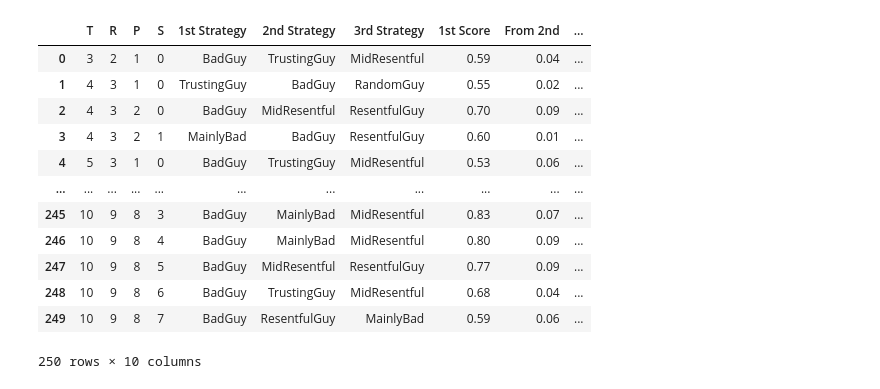
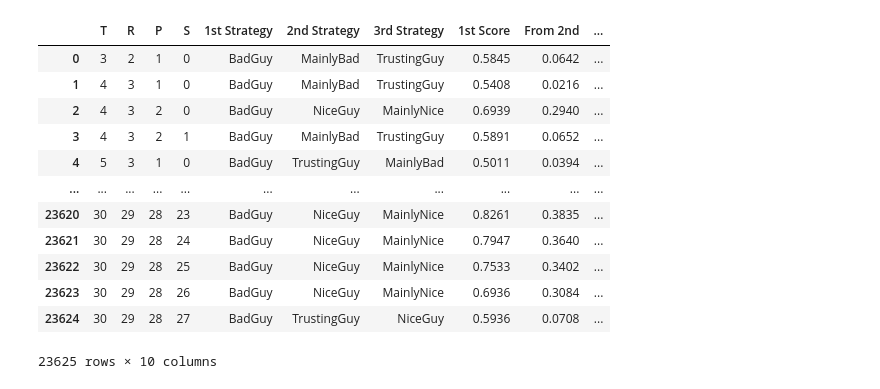
Before and after one commit to LeoPi314/LCP_projects_Y7_Group_4, a Jupyter notebook: Tourney.ipynb, the cells around one changed output. Cells and saved outputs as stored; diff of their text form; code cells hidden in the pictures.

Commit message:
[Mattia] All content should be good, just need to polish presentation (see Tourney.ipynb)

```diff
--- a/Tourney.ipynb
+++ b/Tourney.ipynb
@@ -398,7 +399,9 @@ def mean_tourney(participants={},N_rounds = 10, M = Payoff,repeats=10):
         top3[third][2] += 1
 
     # Compute mean and its error for each strategy across all repetitions
-    for key in mean_ranking.keys(): mean_ranking[key] = [ np.mean(mean_ranking[key]), np.std(mean_ranking[key])/np.sqrt(repeats) ]
+    deg_of_freed = 0
+    if (repeats >1): deg_of_freed = repeats - 1
+    for key in mean_ranking.keys(): mean_ranking[key] = [ np.mean(mean_ranking[key]), np.std(mean_ranking[key], ddof=deg_of_freed)/np.sqrt(repeats) ]
     mean_df = pd.DataFrame(mean_ranking.values(),index=mean_ranking.keys(),columns=["Mean Score", "Mean Error"])
 
     # Optional: Express frequeny in top3 as percentages; values are numpy-array so operations are element-wise
@@ -630,33 +652 @@ result_df.to_pickle(f"MaxT-{MAX_VALUE}.pkl")
 #pd.read_pickle
-# %%
-prova=get_new_Payoff([10,9,8,7])
-verifica = tourney(test_part,N_rounds = N_ROUNDS, M = prova)
-verifica.sort(reverse=True, key=lambda x: x[1])
-for item in verifica: print(f"{item[0]:<15} {item[1]:.3f}")
-
-classifica_first = {(key+"1"):0 for key in test_part.keys()}
-classifica_second = {(key+"1"):0 for key in test_part.keys()}
-classifica_third = {(key+"1"):0 for key in test_part.keys()}
-
-n_media = 40
-
-for i in range(n_media):
-    verifica = tourney(test_part,N_rounds = N_ROUNDS, M = prova)
-    verifica.sort(reverse=True, key=lambda x: x[1])
-    #print(f"1st: {verifica[0][0]:<15} score: {verifica[0][1]:.6f}")
-    #print(f"2nd: {verifica[1][0]:<15} score: {verifica[1][1]:.6f}")
-    #print(f"3rd: {verifica[2][0]:<15} score: {verifica[2][1]:.6f}")
-    classifica_first.update( {str(verifica[0][0]): classifica_first[str(verifica[0][0])] + 1} )
-    classifica_second.update( {str(verifica[1][0]): classifica_second[str(verifica[1][0])] + 1} )
-    classifica_third.update( {str(verifica[2][0]): classifica_third[str(verifica[2][0])] + 1} )
-
-for key in classifica_first.keys():
-    classifica_first[key] = classifica_first[key]/n_media*100
-    classifica_second[key] = classifica_second[key]/n_media*100
-    classifica_third[key]= classifica_third[key]/n_media*100
-
-out_iter =pd.concat([pd.DataFrame(classifica_first.values(),index=classifica_first.keys(),columns=["First %"])
-                     ,pd.DataFrame(classifica_second.values(),index=classifica_second.keys(),columns=["Second %"])
-                     ,pd.DataFrame(classifica_third.values(),index=classifica_third.keys(),columns=["Third %"])],axis=1)
-pd.options.display.float_format = '{:.2f}'.format
-out_iter
@@ -705,19 +653,20 @@ plt.show()
 # %%
-w30 = pd.read_pickle("MaxT-30.pkl")
-w30
+#winners = pd.read_pickle(f"MaxT-{MAX_VALUE}.pkl")
+winners = pd.read_pickle(f"Final-MaxT-{MAX_VALUE}.pkl")
+winners
 # %% [output]
 |  | T | R | P | S | 1st Strategy | 2nd Strategy | 3rd Strategy | 1st Score | From 2nd | ... |
-| 0 | 3 | 2 | 1 | 0 | BadGuy | TrustingGuy | MidResentful | 0.59 | 0.04 | ... |
-| 1 | 4 | 3 | 1 | 0 | TrustingGuy | BadGuy | RandomGuy | 0.55 | 0.02 | ... |
-| 2 | 4 | 3 | 2 | 0 | BadGuy | MidResentful | ResentfulGuy | 0.70 | 0.09 | ... |
-| 3 | 4 | 3 | 2 | 1 | MainlyBad | BadGuy | ResentfulGuy | 0.60 | 0.01 | ... |
-| 4 | 5 | 3 | 1 | 0 | BadGuy | TrustingGuy | MidResentful | 0.53 | 0.06 | ... |
+| 0 | 3 | 2 | 1 | 0 | BadGuy | MainlyBad | TrustingGuy | 0.5845 | 0.0642 | ... |
+| 1 | 4 | 3 | 1 | 0 | BadGuy | MainlyBad | TrustingGuy | 0.5408 | 0.0216 | ... |
+| 2 | 4 | 3 | 2 | 0 | BadGuy | NiceGuy | MainlyNice | 0.6939 | 0.2940 | ... |
+| 3 | 4 | 3 | 2 | 1 | BadGuy | MainlyBad | TrustingGuy | 0.5891 | 0.0652 | ... |
+| 4 | 5 | 3 | 1 | 0 | BadGuy | TrustingGuy | MainlyBad | 0.5011 | 0.0394 | ... |
 | ... | ... | ... | ... | ... | ... | ... | ... | ... | ... | ... |
-| 245 | 10 | 9 | 8 | 3 | BadGuy | MainlyBad | MidResentful | 0.83 | 0.07 | ... |
-| 246 | 10 | 9 | 8 | 4 | BadGuy | MainlyBad | MidResentful | 0.80 | 0.09 | ... |
-| 247 | 10 | 9 | 8 | 5 | BadGuy | MidResentful | ResentfulGuy | 0.77 | 0.09 | ... |
-| 248 | 10 | 9 | 8 | 6 | BadGuy | TrustingGuy | MidResentful | 0.68 | 0.04 | ... |
-| 249 | 10 | 9 | 8 | 7 | BadGuy | ResentfulGuy | MainlyBad | 0.59 | 0.06 | ... |
+| 23620 | 30 | 29 | 28 | 23 | BadGuy | NiceGuy | MainlyNice | 0.8261 | 0.3835 | ... |
+| 23621 | 30 | 29 | 28 | 24 | BadGuy | NiceGuy | MainlyNice | 0.7947 | 0.3640 | ... |
+| 23622 | 30 | 29 | 28 | 25 | BadGuy | NiceGuy | MainlyNice | 0.7533 | 0.3402 | ... |
+| 23623 | 30 | 29 | 28 | 26 | BadGuy | NiceGuy | MainlyNice | 0.6936 | 0.3084 | ... |
+| 23624 | 30 | 29 | 28 | 27 | BadGuy | TrustingGuy | NiceGuy | 0.5936 | 0.0708 | ... |
-250 rows × 10 columns
+23625 rows × 10 columns
 # %%
 #1st places for strategies in %: get the frequency of first places with size and normalize by the total
```
Also changed, not shown: parts of 18 cells of this notebook, 3 other files.
